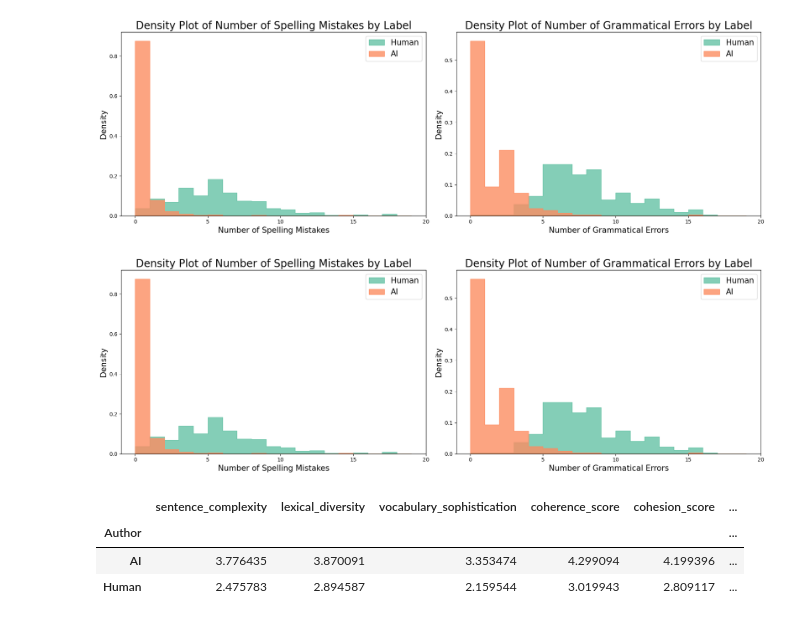
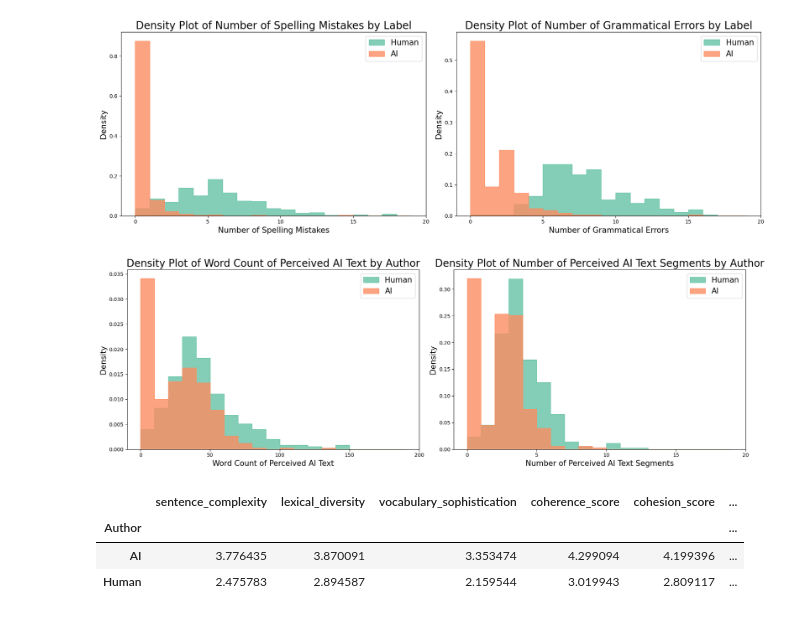
Before and after one commit to uwyang/blog_aidetector, a Jupyter notebook: blog3_gpt4o_evaluation.ipynb, the cells around one changed output. Drawn from its saved outputs; the diff is of its cells as text; code cells hidden in the pictures.

```diff
--- a/blog3_gpt4o_evaluation.ipynb
+++ b/blog3_gpt4o_evaluation.ipynb
@@ -344,29 +344,29 @@ evaldf['number_of_perceived_ai_text'] = evaldf['substrings_of_high_likelihood_of
 # %%
 fig, axes = plt.subplots(1, 2, figsize=(18, 6))
 
 # Plot for number_of_spelling_mistakes
 sns.histplot(data=evaldf, x='wc_of_perceived_ai_text', hue='Author', hue_order = ['AI', 'Human'], \
              palette=custom_palette,
              element='step', stat='density', common_norm=False, alpha=0.8, bins=range(0, 200, 10), ax=axes[0])
 axes[0].set_title('Density Plot of Word Count of Perceived AI Text by Author', fontsize=20)
 axes[0].set_xlabel('Word Count of Perceived AI Text', fontsize=15)
 axes[0].set_ylabel('Density', fontsize=15)
 axes[0].legend(title='', labels=['Human', 'AI'], fontsize=15)
 axes[0].set_xticks(range(0, 201, 50))  # Set x-ticks at intervals of 50
 
 # Plot for number_of_perceived_ai_text
 sns.histplot(data=evaldf, x='number_of_perceived_ai_text', hue='Author', hue_order = ['AI', 'Human'], \
              palette=custom_palette, element='step', stat='density', common_norm=False, alpha=0.8, bins=range(0, 20), ax=axes[1])
-axes[1].set_title('Density Plot of Number of Perceived AI Text by Author', fontsize=20)
+axes[1].set_title('Density Plot of Number of Perceived AI Text Segments by Author', fontsize=20)
 axes[1].set_xlabel('Number of Perceived AI Text Segments', fontsize=15)
 axes[1].set_ylabel('Density', fontsize=15)
 axes[1].legend(title='', labels=['Human', 'AI'], fontsize=15)
 axes[1].set_xticks(range(0, 21, 5))  # Set x-ticks at intervals of 5
 
 plt.tight_layout()
 plt.show()
 # %% [output]
-[figure, old version]
+[figure, new version]
 # %%
 evaldf['wc_of_ai_text'] = evaldf['text_substring'].apply(lambda x: len(x.split()))
 # %%
```
Also changed, not shown: 15 other files.
